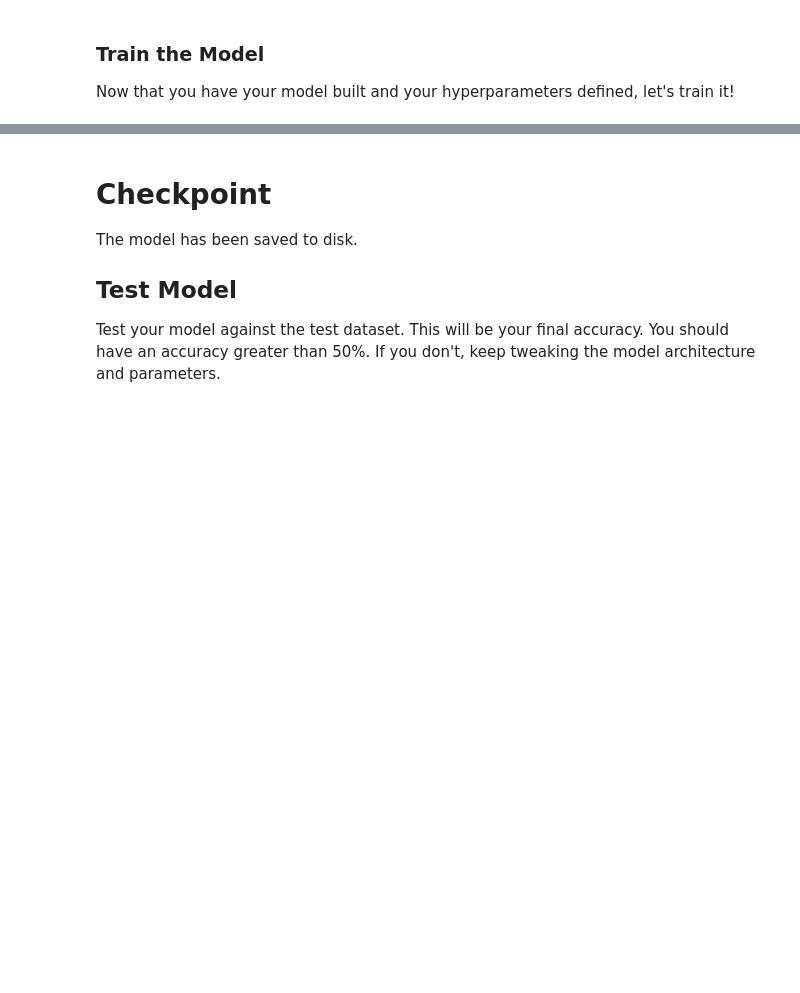
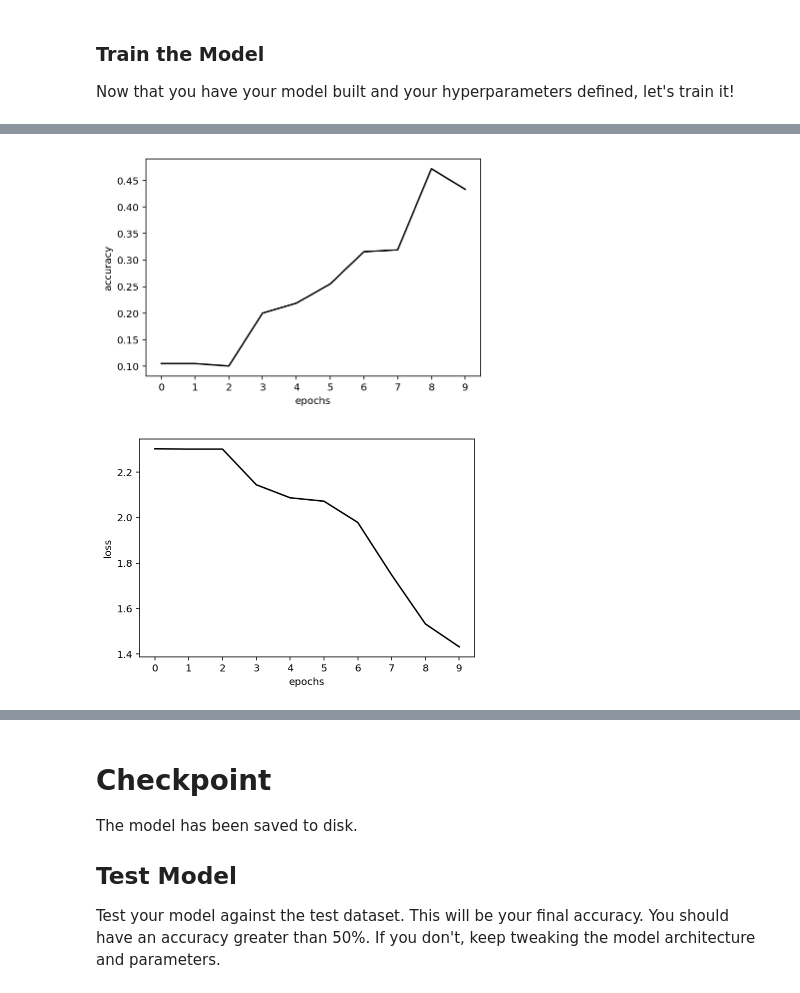
Before and after one commit to OptimomEngineer/RoboND-CNN-Lab, a Jupyter notebook: CNN_lab.ipynb, the cells around one changed output, grey strips where cells are left out. Drawn from its saved outputs; the diff is of its cells as text; code cells hidden in the pictures; blank space fills up the shorter version.

Commit message:
refined CNN & tested results - 87% acc for ~200 epochs

```diff
--- a/CNN_lab.ipynb
+++ b/CNN_lab.ipynb
@@ -445,6 +452,8 @@ def print_stats(session, feature_batch, label_batch, cost, accuracy):
     # TODO: Print loss and validation accuracy
     print("loss: {}".format(loss))
     print("validation accuracy: {}".format(validation_accuracy))
+
+    return loss, validation_accuracy
 # %% [markdown]
 ### Hyperparameters
 Tune the following parameters:
@@ -457,9 +466,28 @@ Tune the following parameters:
 * Set `keep_probability` to the probability of keeping a node using dropout
 # %%
 # TODO: Tune Parameters
-epochs = 2
+epochs = 10
 batch_size = 128
 keep_probability = 0.5
+accuracies = []
+losses = []
+total_epochs = 0
+# %%
+def plot_accuracy(epochs, accuracies):
+    ax = plt.axes()
+    # ax.xaxis.set_major_locator(ticker.MultipleLocator(1))
+    plt.plot(list(range(epochs)), accuracies, c = 'k')
+    plt.xlabel("epochs")
+    plt.ylabel("accuracy")
+    plt.show()
+
+def plot_loss(epochs, losses):
+    ax = plt.axes()
+    # ax.xaxis.set_major_locator(ticker.MultipleLocator(1))
+    plt.plot(list(range(epochs)), losses, c = 'k')
+    plt.xlabel("epochs")
+    plt.ylabel("loss")
+    plt.show()
 # %% [markdown]
 ### Train the Model
 Now that you have your model built and your hyperparameters defined, let's train it!
@@ -468,6 +496,7 @@ Now that you have your model built and your hyperparameters defined, let's train
 DON'T MODIFY ANYTHING IN THIS CELL
 """
 save_model_path = './image_classification'
+saver = tf.train.Saver()
 
 with tf.Session() as sess:
     # Initializing the variables
@@ -478,9 +507,14 @@ with tf.Session() as sess:
         for batch_features, batch_labels in helper.load_preprocess_training_batch(batch_size):
             train_neural_network(sess, optimizer, keep_probability, batch_features, batch_labels)
         print('Epoch {:>2}:  '.format(epoch + 1), end='')
-        print_stats(sess, batch_features, batch_labels, cost, accuracy)
+        loss, validation_accuracy = print_stats(sess, batch_features, batch_labels, cost, accuracy)
+        total_epochs += 1
+        accuracies.append(validation_accuracy)
+        losses.append(loss)
 
     # Save Model
-    saver = tf.train.Saver()
     save_path = saver.save(sess, save_model_path)
+
+plot_accuracy(total_epochs, accuracies)
+plot_loss(total_epochs, losses)
 # %% [output]
@@ -490,0 +541,2 @@ validation accuracy: 0.0925000011920929
+[figure, added]
+[figure, added]
```
Also changed, not shown: parts of 6 cells of this notebook.
